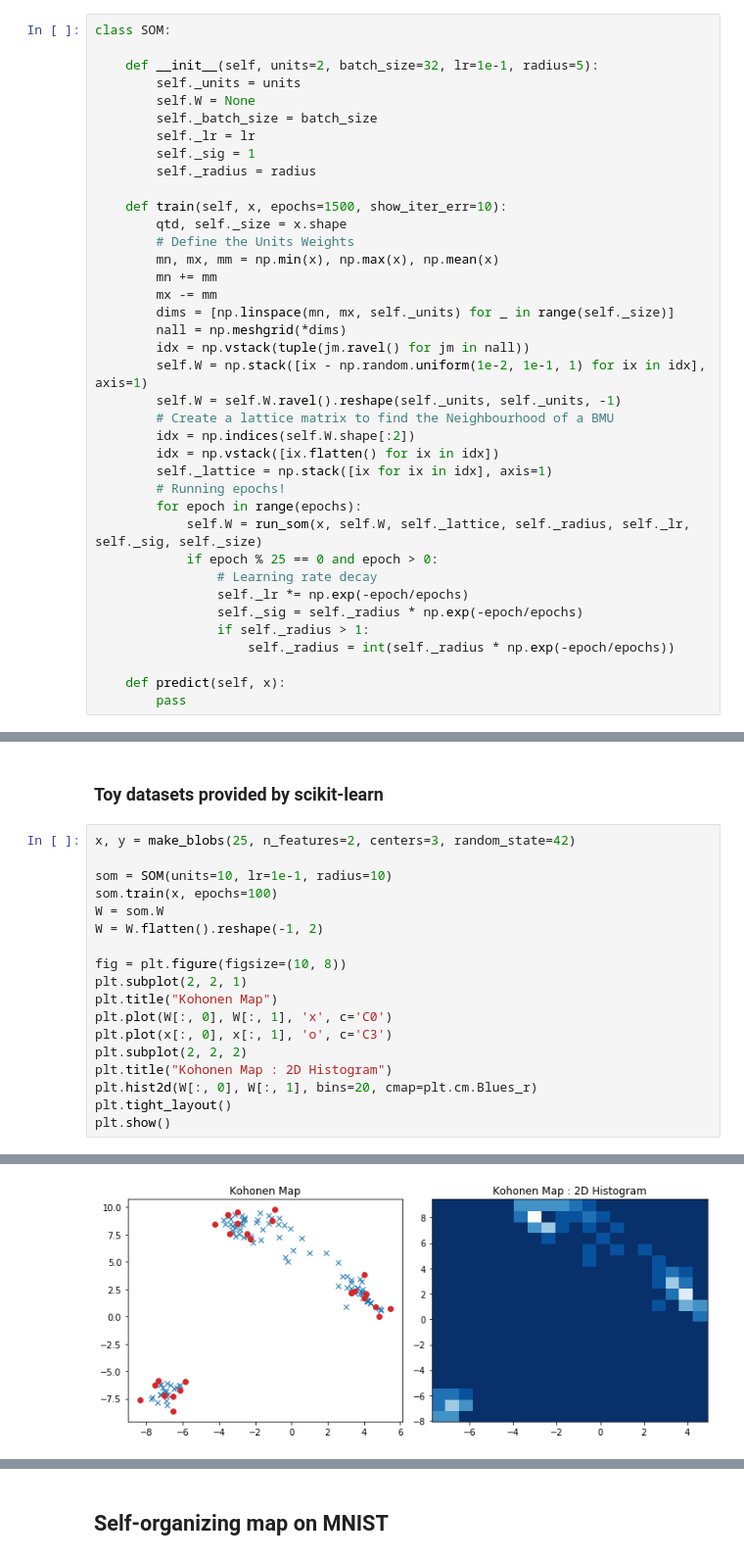
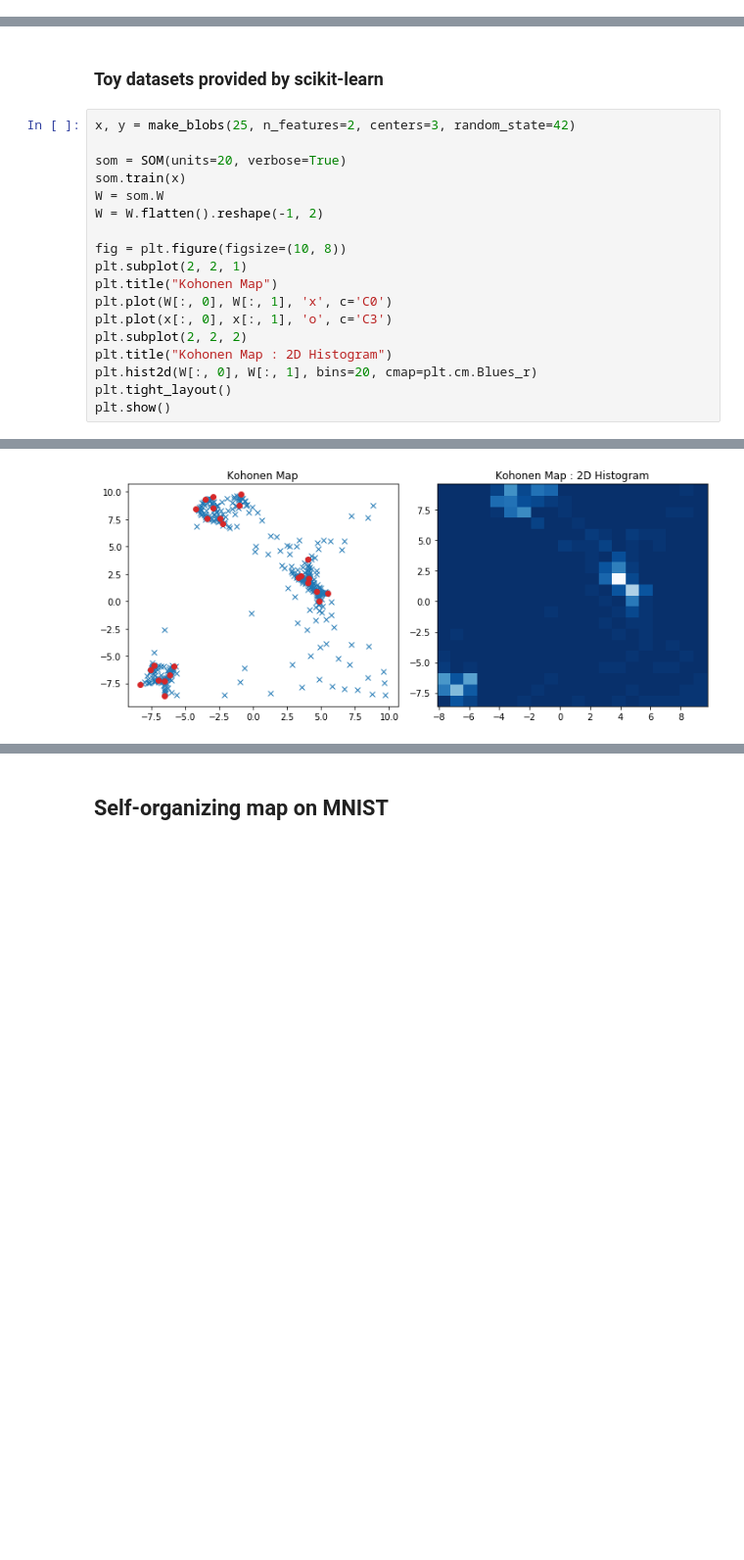
Before and after one commit to rdenadai/AI-Study-Notebooks, a Jupyter notebook: code/notebooks/7. SOM (Kohonen MAP).ipynb, the cells around one changed output, grey strips where cells are left out. Shown at 98% size. Saved outputs shown, nothing was run; the diff lists cells and outputs as text; blank space fills up the shorter version.

```diff
--- a/code/notebooks/7. SOM (Kohonen MAP).ipynb
+++ b/code/notebooks/7. SOM (Kohonen MAP).ipynb
@@ -72,41 +73,3 @@ cpdef npc.ndarray run_som(npc.ndarray X, npc.ndarray W, npc.ndarray lattice, rad
             # BMU update
             W[tuple(BMU)] += (lr * (xi - BMU_node))
     return W
-# %%
-class SOM:
-
-    def __init__(self, units=2, batch_size=32, lr=1e-1, radius=5):
-        self._units = units
-        self.W = None
-        self._batch_size = batch_size
-        self._lr = lr
-        self._sig = 1
-        self._radius = radius
-
-    def train(self, x, epochs=1500, show_iter_err=10):
-        qtd, self._size = x.shape
-        # Define the Units Weights
-        mn, mx, mm = np.min(x), np.max(x), np.mean(x)
-        mn += mm
-        mx -= mm
-        dims = [np.linspace(mn, mx, self._units) for _ in range(self._size)]
-        nall = np.meshgrid(*dims)
-        idx = np.vstack(tuple(jm.ravel() for jm in nall))
-        self.W = np.stack([ix - np.random.uniform(1e-2, 1e-1, 1) for ix in idx], axis=1)
-        self.W = self.W.ravel().reshape(self._units, self._units, -1)
-        # Create a lattice matrix to find the Neighbourhood of a BMU
-        idx = np.indices(self.W.shape[:2])
-        idx = np.vstack([ix.flatten() for ix in idx])
-        self._lattice = np.stack([ix for ix in idx], axis=1)
-        # Running epochs!
-        for epoch in range(epochs):
-            self.W = run_som(x, self.W, self._lattice, self._radius, self._lr, self._sig, self._size)
-            if epoch % 25 == 0 and epoch > 0:
-                # Learning rate decay
-                self._lr *= np.exp(-epoch/epochs)
-                self._sig = self._radius * np.exp(-epoch/epochs)
-                if self._radius > 1:
-                    self._radius = int(self._radius * np.exp(-epoch/epochs))
-
-    def predict(self, x):
-        pass
@@ -115,8 +158,8 @@ class SOM:
 # %%
 x, y = make_blobs(25, n_features=2, centers=3, random_state=42)
 
-som = SOM(units=10, lr=1e-1, radius=10)
-som.train(x, epochs=100)
+som = SOM(units=20, verbose=True)
+som.train(x)
 W = som.W
 W = W.flatten().reshape(-1, 2)
 
@@ -134,4 +178,4 @@ plt.show()
-[figure, old version]
+[figure, new version]
 # %%
 X, y = make_moons(500, noise=0.075)
 X_train, X_test, y_train, y_test = train_test_split(X, y, test_size=0.3, random_state=42)
```
Also changed, not shown: parts of 36 cells of this notebook.
